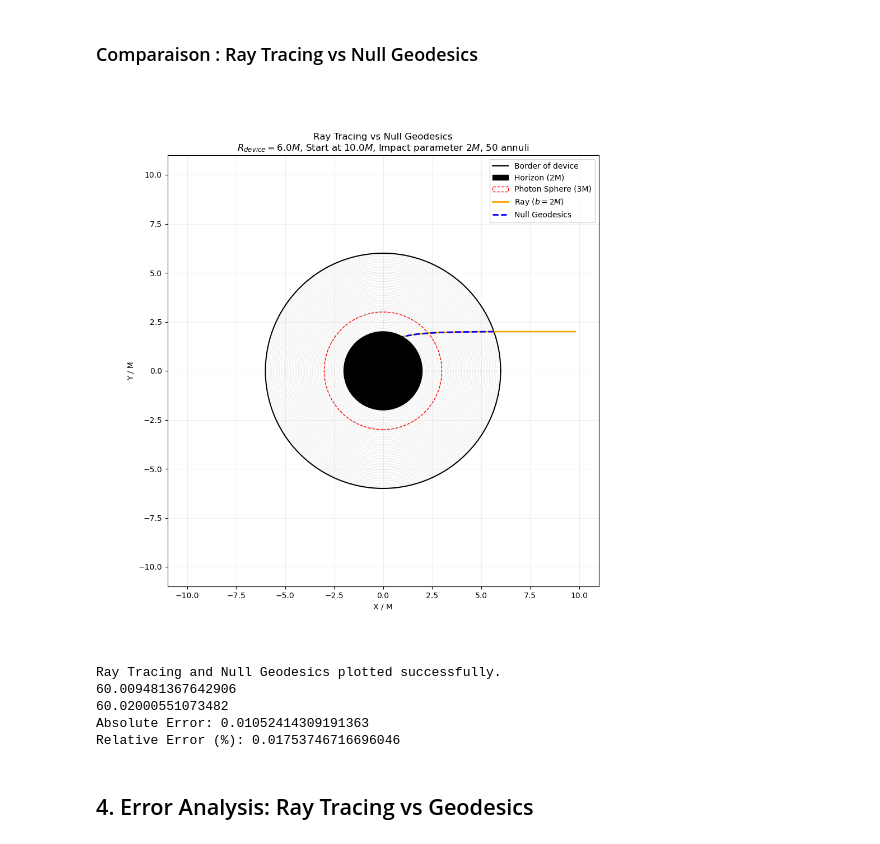
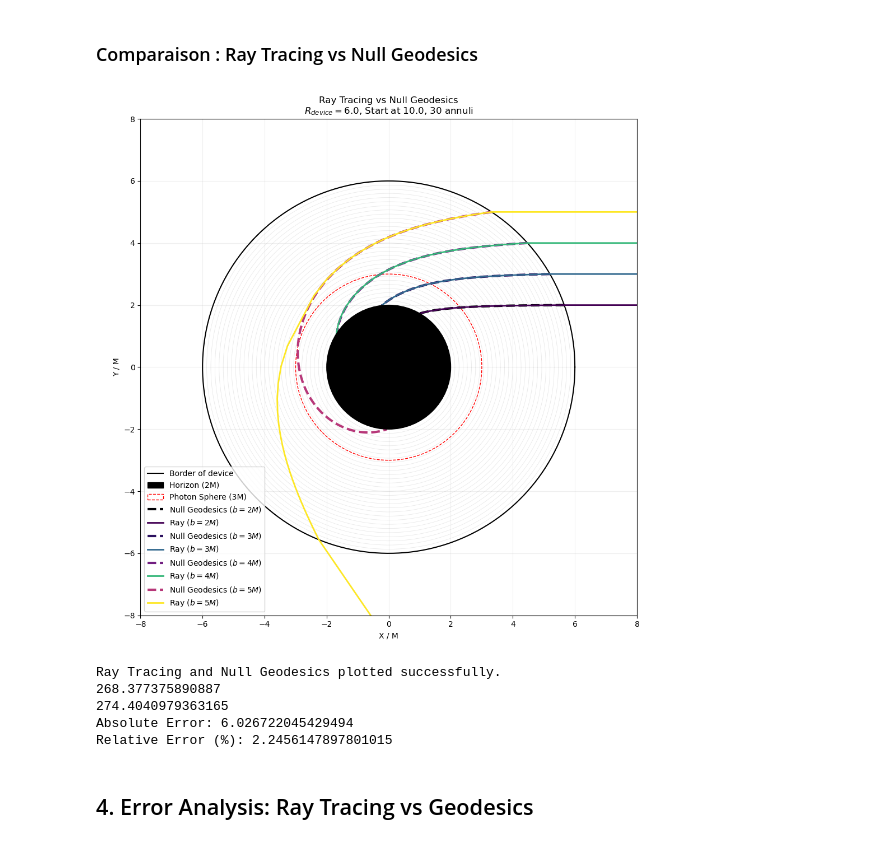
Before and after one commit to ArasuCandassamy/OpticalBlackHole, a Jupyter notebook: design/raytracing.ipynb, the cells around one changed output. Drawn from its saved outputs; the diff is of its cells as text; code cells hidden in the pictures.

```diff
--- a/design/raytracing.ipynb
+++ b/design/raytracing.ipynb
@@ -208,23 +218,36 @@ def get_ray_phi_at_radius(b_infinity, num_annuli, target_radius,
 ### Comparaison : Ray Tracing vs Null Geodesics
 # %%
 # Simulation parameters
-b_inf = 2
+b_inf = [2,3,4,5]
+colors_ray = cm.viridis(np.linspace(0, 1, len(b_inf)))
+colors_geo = cm.magma(np.linspace(0, 0.5, len(b_inf)))
 R_device = 6.0
 P_start = 10.0
-N_annuli = 50
+N_annuli = 30
 N_annuli_display = 1
 
+x_rays = []
+y_rays = []
+x_geos = []
+y_geos = []
+
 # Ray tracing calculation
-x_ray, y_ray, annuli, phi_ray, _ = trace_ray_visual(
-    b_inf, N_annuli, R_device=R_device, P_start=P_start,
-    P_end=2.0, full_trajectory=True
-)
+for b_inf_val in b_inf:
+        x_ray, y_ray, annuli, phi_ray, _ = trace_ray_visual(
+        b_inf_val, N_annuli, R_device=R_device, P_start=P_start,
+        P_end=2.0, full_trajectory=True
+        )
+        x_rays.append(x_ray)
+        y_rays.append(y_ray)
 
-# Null geodesic calculation
-r_exact = np.linspace(R_device, 2, 200)
-phi_exact = calculate_exact_geodesic(b_inf, R_device, r_exact)
-x_exact = r_exact * np.cos(phi_exact)
-y_exact = r_exact * np.sin(phi_exact)
+        # Null geodesic calculation
+        r_exact = np.linspace(R_device, 2, 200)
+        phi_exact = calculate_exact_geodesic(b_inf_val, R_device, r_exact)
+        x_exact = r_exact * np.cos(phi_exact)
+        y_exact = r_exact * np.sin(phi_exact)
+
+        x_geos.append(x_exact)
+        y_geos.append(y_exact)
 
 # Visualization
 fig, ax = plt.subplots(figsize=(10, 10))
@@ -236,46 +259,50 @@ ax.plot(R_device * np.cos(theta), R_device * np.sin(theta),
 for r in annuli[1::N_annuli_display]:  # Display 1 annulus out of 100
     ax.plot(r * np.cos(theta), r * np.sin(theta),
             color='gray', alpha=0.2, linewidth=0.5)
 
 # Black hole and photon sphere
 circle_bh = plt.Circle((0, 0), 2.0, color='black', zorder=10, label='Horizon (2M)')
 circle_ps = plt.Circle((0, 0), 3.0, color='red', fill=False,
                        linestyle='--', label='Photon Sphere (3M)')
 ax.add_patch(circle_bh)
 ax.add_patch(circle_ps)
 
 # Ray trajectory & Null geodesics
-ax.plot(x_ray, y_ray, color='orange', linewidth=2,
-        label=f'Ray ($b={b_inf}M$)')
-ax.plot(x_exact, y_exact, color='blue', linestyle='--', linewidth=2,
-        label='Null Geodesics')
+for i in range(len(b_inf)):
+        ax.plot(x_geos[i], y_geos[i], color=colors_geo[i], linestyle='--', linewidth=3,
+                label=f'Null Geodesics ($b={b_inf[i]}M$)')
+        ax.plot(x_rays[i], y_rays[i], color=colors_ray[i], linewidth=2,
+                label=f'Ray ($b={b_inf[i]}M$)')
+
 
 # Axis configuration
-limit = P_start + 1
+limit = 8
 ax.set_xlim(-limit, limit)
 ax.set_ylim(-limit, limit)
 ax.set_aspect('equal')
 ax.set_xlabel('X / M')
 ax.set_ylabel('Y / M')
-ax.legend(loc='upper right')
+ax.legend(loc='lower left')
 ax.set_title(f'Ray Tracing vs Null Geodesics\n' +
-             f'$R_{{device}}={R_device}M$, Start at ${P_start}M$, Impact parameter ${b_inf}M$, {N_annuli} annuli')
+             f'$R_{{device}}={R_device}$, Start at ${P_start}$, {N_annuli} annuli')
 ax.grid(True, alpha=0.2)
+plt.tight_layout()
+plt.savefig('ray_tracing_vs_geodesics_plot.pdf', dpi=300)
 plt.show()
 
 print("Ray Tracing and Null Geodesics plotted successfully.")
 print(np.degrees(phi_exact[-1]))
 print(np.degrees(phi_ray[-1]))
 print("Absolute Error:", np.abs(np.degrees(phi_exact[-1]) - np.degrees(phi_ray[-1])))
 print("Relative Error (%):",
       np.abs(np.degrees(phi_exact[-1]) - np.degrees(phi_ray[-1])) / np.abs(np.degrees(phi_exact[-1])) * 100)
 # %% [output]
-[figure, old version]
+[figure, new version]
 Ray Tracing and Null Geodesics plotted successfully.
-60.009481367642906
-60.02000551073482
-Absolute Error: 0.01052414309191363
-Relative Error (%): 0.01753746716696046
+268.377375890887
+274.4040979363165
+Absolute Error: 6.026722045429494
+Relative Error (%): 2.2456147897801015
 # %% [markdown]
 ## 4. Error Analysis: Ray Tracing vs Geodesics
 # %%
```
Also changed, not shown: parts of 4 cells of this notebook, 1 other file.
